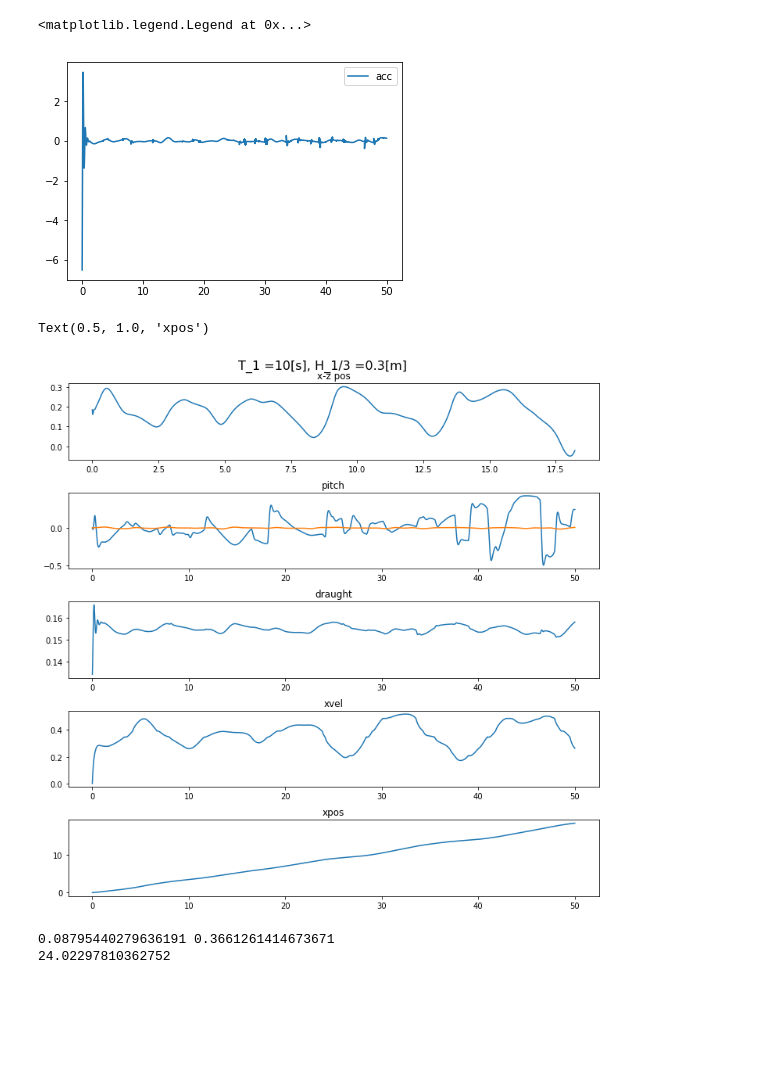
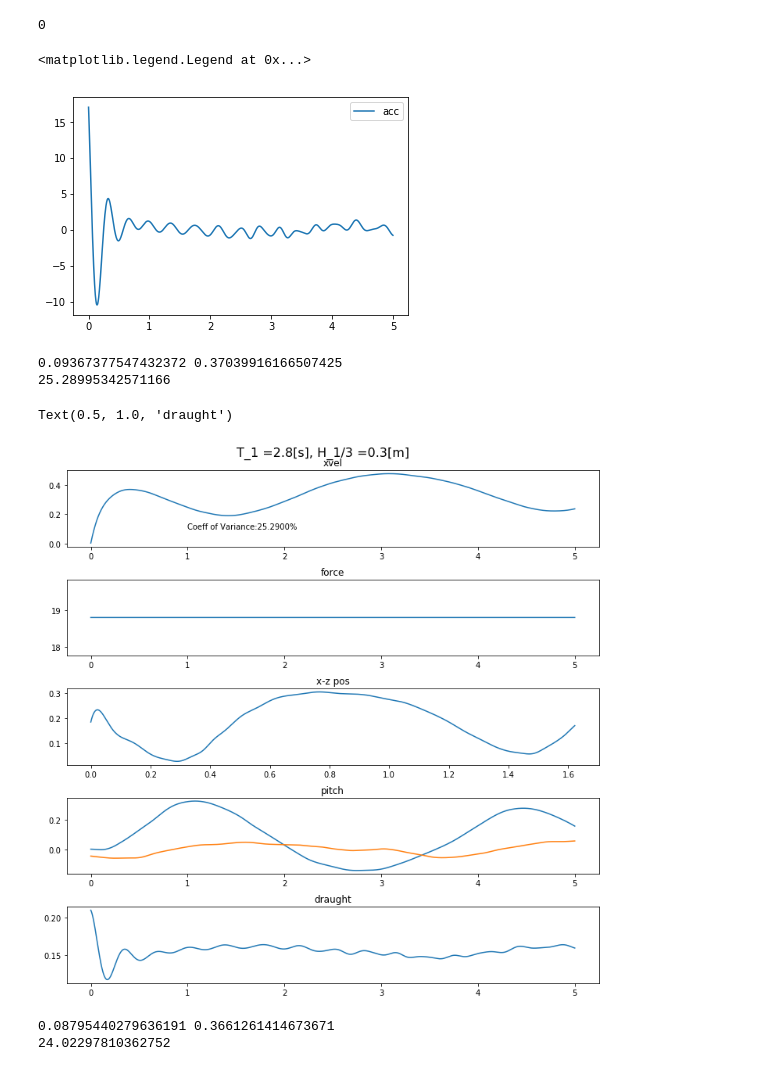
Before and after one commit to shiokoala/soturon, a Jupyter notebook: simulation_constant_speed.ipynb, the cells around one changed output. Saved outputs shown, nothing was run; the diff lists cells and outputs as text; code cells hidden in the pictures; blank space fills up the shorter version.

```diff
--- a/simulation_constant_speed.ipynb
+++ b/simulation_constant_speed.ipynb
@@ -25,8 +25,8 @@ if('dd' in globals()):del dd
 #create environment JONSWAP(num_waves, T_1, H_third)
 T_1 = 2.8
 H_3 = 0.3
-ww = ss.JONSWAP(100,T_1,H_3)
-# ww = ss.Water(0,False)
+# ww = ss.JONSWAP(100,T_1,H_3)
+ww = ss.Water(0,False)
 # %%
 ####################################
 # Max Speed -> 3.5m/s (10m/s @ real scale)
@@ -139,6 +121,10 @@ os.system("ffmpeg -y -r 50 -f image2 -i ./output/%04d.png -vcodec libx264 -pix_f
+# %%
+os.system("ffmpeg -y -r "+ str(fps) + " -f image2 -i ./output/%04d.png -vcodec libx264 -pix_fmt yuv420p ./video/T" + str(T_1) + "_H" + str(H_3) + "_F" + str(force) + ".mp4")
+# %% [output]
+0
 # %%
 fig, ax = plt.subplots()
-tdata = np.arange(0,num*dt,dt)
+tdata = np.arange(0,len(xl)*dt,dt)
 # ax.set_ylim(-0.5,0.5)
 # ax.plot(tdata,xl,label="pos")
 # ax.plot(tdata,zvl,label="vel")
@@ -153,33 +139,45 @@ ax.plot(tdata,zal,label="acc")
 ax.legend()
 # %% [output]
 <matplotlib.legend.Legend at 0x...>
-[figure, old version]
+[figure, new version]
 # %%
+import statistics
+xvl_trunc = xvl[-round(len(xvl)/2):]
+stdev = statistics.stdev(xvl_trunc)
+mean = statistics.mean(xvl_trunc)
+cv = stdev/mean*100
+print(stdev,mean)
+print(cv)
+
+
 fig, (ax1, ax2, ax3, ax4, ax5) = plt.subplots(nrows=5,figsize=(10,10),constrained_layout=True)
 
 fig.suptitle( "T_1 =" + str(T_1) + "[s], H_1/3 =" + str(H_3) + "[m]", fontsize=16)
 
+ax1.plot(tdata,xvl)
+ax1.set_title('xvel')
+# ax1.text(1,0.15, f'P Coeff:{P_coeff}')
+ax1.text(1,0.1,f'Coeff of Variance:{cv:.04f}%')
 
-ax1.plot(xl,zl)
-ax1.set_title('x-z pos')
+ax2.plot(tdata,fl)
+ax2.set_title('force')
 
-ax2.plot(tdata,pl)
-ax2.plot(tdata,wil)
-ax2.set_title('pitch')
+ax3.plot(xl,zl)
+ax3.set_title('x-z pos')
 
-ax3.plot(tdata,dl)
-ax3.set_title('draught')
+ax4.plot(tdata,pl)
+ax4.plot(tdata,wil)
+ax4.set_title('pitch')
 
-ax4.plot(tdata,xvl)
-ax4.set_title('xvel')
+ax5.plot(tdata,dl)
+ax5.set_title('draught')
 
-ax5.plot(tdata,xl)
-ax5.set_title('xpos')
-
-# fig.tight_layout()
+# fig.savefig("./figures/"+f"{filename}-{time.time()}.png")
 # %% [output]
-Text(0.5, 1.0, 'xpos')
+0.09367377547432372 0.37039916166507425
+25.28995342571166
+Text(0.5, 1.0, 'draught')
-[figure, old version]
+[figure, new version]
 # %%
 import statistics
 xvl_trunc = xvl[500:]
```
Also changed, not shown: parts of 1 cell of this notebook, 14 other files.
